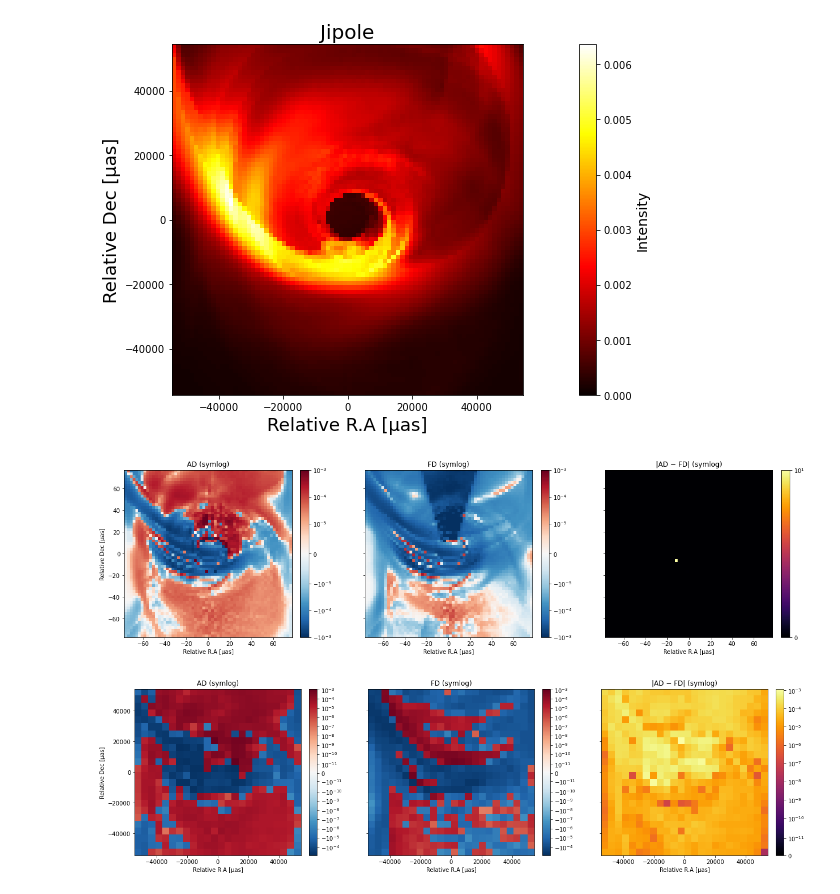
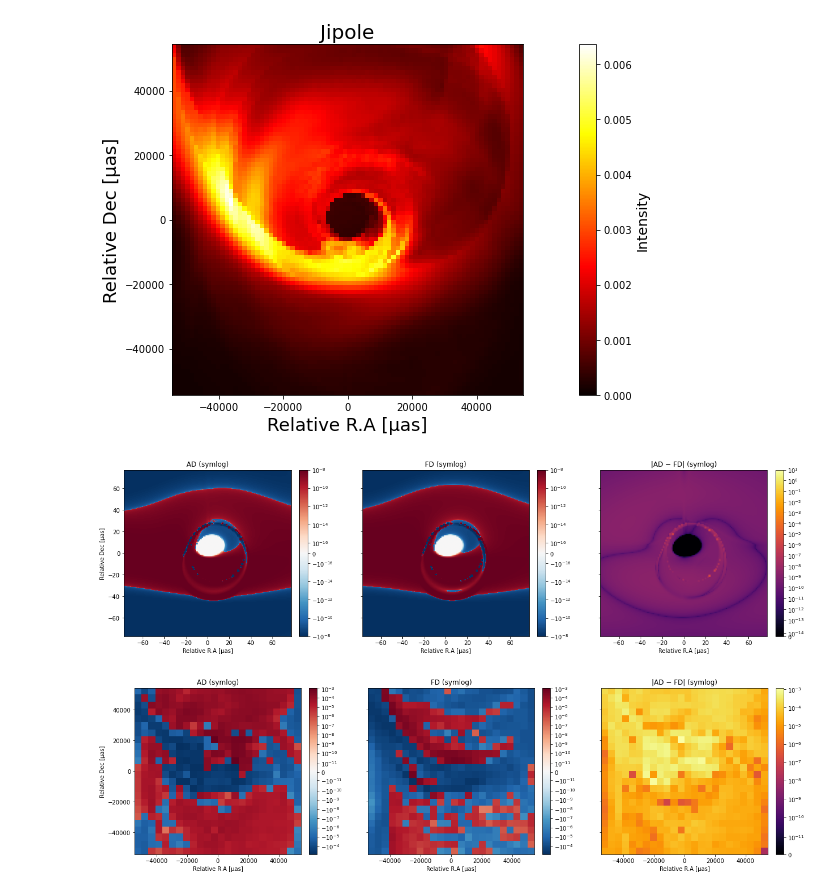
Before and after one commit to pedronaethe/Jipole, a Jupyter notebook: notebooks/Plotting_GRMHD_python.ipynb, the cells around one changed output. Saved outputs shown, nothing was run; the diff lists cells and outputs as text; code cells hidden in the pictures.

```diff
--- a/notebooks/Plotting_GRMHD_python.ipynb
+++ b/notebooks/Plotting_GRMHD_python.ipynb
@@ -218,9 +218,9 @@ fig, axs = plt.subplots(1, 3, figsize=(18, 5), sharex=True, sharey=True)
 # Common normalization for img1 and img2
 vmin = min(img1.min(), img2.min())
 vmax = max(img1.max(), img2.max())
-vmin = -1e-3
-vmax = 1e-3
-linthresh = 1e-2 * vmax
+vmin = -1e-8
+vmax = 1e-8
+linthresh = 1e-8 * vmax
 norm = SymLogNorm(linthresh=linthresh, vmin=vmin, vmax=vmax)
 
 # Norm for difference image (positive only)
@@ -248,34 +248,34 @@ im2 = axs[1].imshow(
 )
 axs[1].set_title("FD (symlog)")
 
 # --- Panel 3: |AD − FD| ---
 im3 = axs[2].imshow(
     imgdiff,
     extent=[*xlims, *ylims],
     origin='lower',
     norm=diff_norm,
     cmap='inferno'
 )
 axs[2].set_title("|AD − FD| (symlog)")
 
 # Labels on left plot only
 axs[0].set_xlabel("Relative R.A [μas]")
 axs[0].set_ylabel("Relative Dec [μas]")
 axs[1].set_xlabel("Relative R.A [μas]")
 axs[2].set_xlabel("Relative R.A [μas]")
 
 # Aspect and colorbars
 for ax in axs:
     ax.set_aspect('equal')
 
 fig.colorbar(im1, ax=axs[0], fraction=0.046, pad=0.04)
 fig.colorbar(im2, ax=axs[1], fraction=0.046, pad=0.04)
 fig.colorbar(im3, ax=axs[2], fraction=0.046, pad=0.04)
 
 plt.tight_layout()
 plt.show()
 # %% [output]
-[figure, old version]
+[figure, new version]
 # %%
 import numpy as np
 import matplotlib.pyplot as plt
```
Also changed, not shown: 8 other files.
